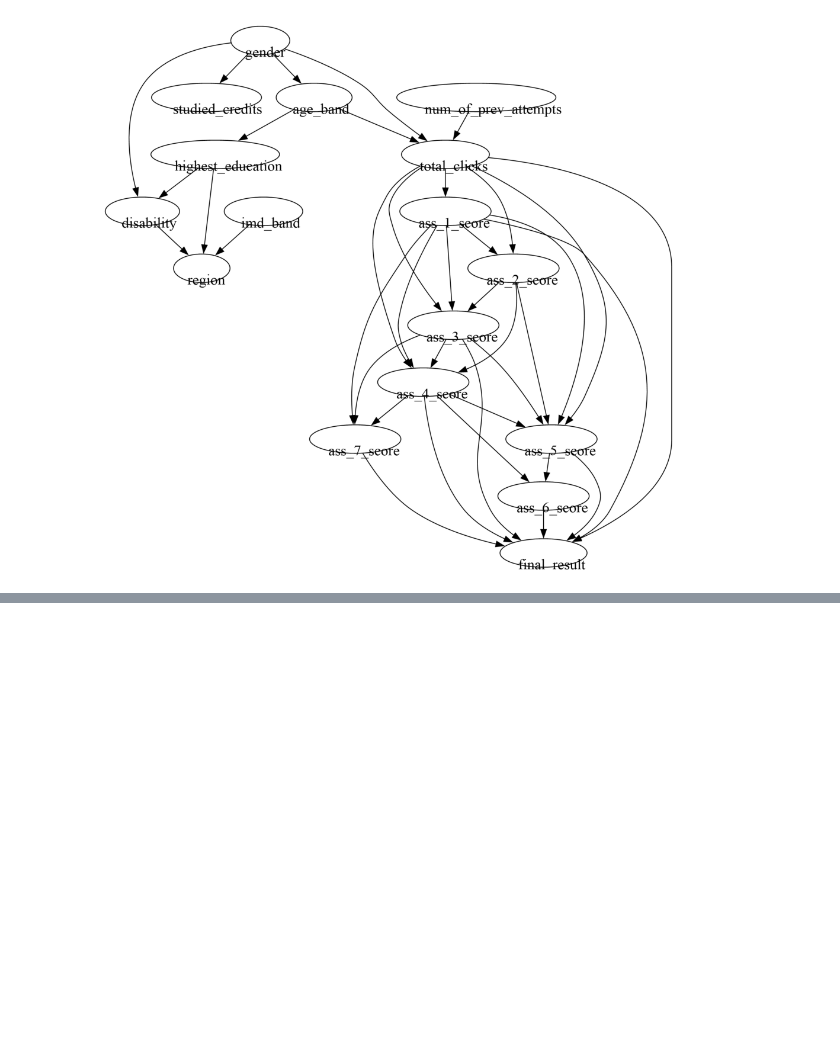
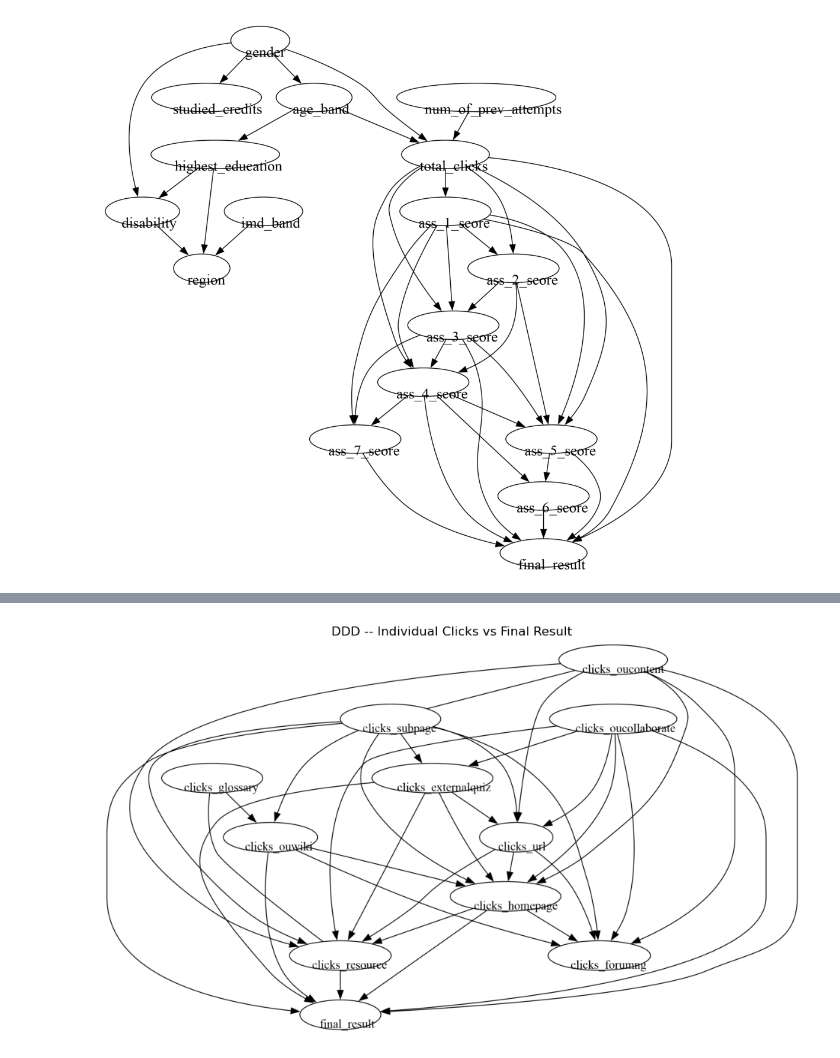
Before and after one commit to dishayayyy/Stage1_RQ1, a Jupyter notebook: DDD_PC.ipynb, the cells around one changed output, grey strips where cells are left out. Saved outputs shown, nothing was run; the diff lists cells and outputs as text; code cells hidden in the pictures; blank space fills up the shorter version.

```diff
--- a/DDD_PC.ipynb
+++ b/DDD_PC.ipynb
@@ -275,0 +594,16 @@ plt.show()
+# %%
+node_names_dag3_ddd = list(dag3_data_ddd.columns)
+nodes_dag3_ddd = [GraphNode(name) for name in node_names_dag3_ddd]
+
+bk3_ddd = BackgroundKnowledge()
+
+final_result_node3_ddd = nodes_dag3_ddd[node_names_dag3_ddd.index('final_result')]
+
+# Rule 6 (per-column): final_result cannot cause any individual click variable
+for n in nodes_dag3_ddd:
+    if n != final_result_node3_ddd:
+        bk3_ddd.add_forbidden_by_node(final_result_node3_ddd, n)
+
+# Sanity check
+clicks_resource_node_ddd = nodes_dag3_ddd[node_names_dag3_ddd.index('clicks_resource')]
+print("final_result -> clicks_resource forbidden:", bk3_ddd.is_forbidden(final_result_node3_ddd, clicks_resource_node_ddd))
@@ -275,0 +612,6 @@ plt.show()
+# %%
+data3_ddd = dag3_data_ddd.to_numpy()
+
+cg3_ddd = pc(data3_ddd, alpha=0.05, indep_test='gsq', background_knowledge=bk3_ddd, node_names=node_names_dag3_ddd)
+
+print("Number of edges:", cg3_ddd.G.get_num_edges())
@@ -275,0 +645,21 @@ plt.show()
+# %%
+pyd3_ddd = GraphUtils.to_pydot(cg3_ddd.G, labels=node_names_dag3_ddd)
+
+for node in pyd3_ddd.get_nodes():
+    node.set_fontsize('11')
+    node.set_fixedsize('false')
+    node.set_margin('0.15,0.08')
+
+png_bytes3_ddd = pyd3_ddd.create_png(prog=dot_path)
+
+with open(r"C:\Users\Disha Sharma\Desktop\Paper_1\ModuleWise\DDD_DAG3_clicks_vs_finalresult.png", "wb") as f:
+    f.write(png_bytes3_ddd)
+
+img3_ddd = mpimg.imread(io.BytesIO(png_bytes3_ddd), format='png')
+plt.figure(figsize=(12, 10))
+plt.imshow(img3_ddd)
+plt.axis('off')
+plt.title("DDD -- Individual Clicks vs Final Result")
+plt.show()
+# %% [output]
+[figure, added]
```
Also changed, not shown: parts of 23 cells of this notebook, 6 other files.
